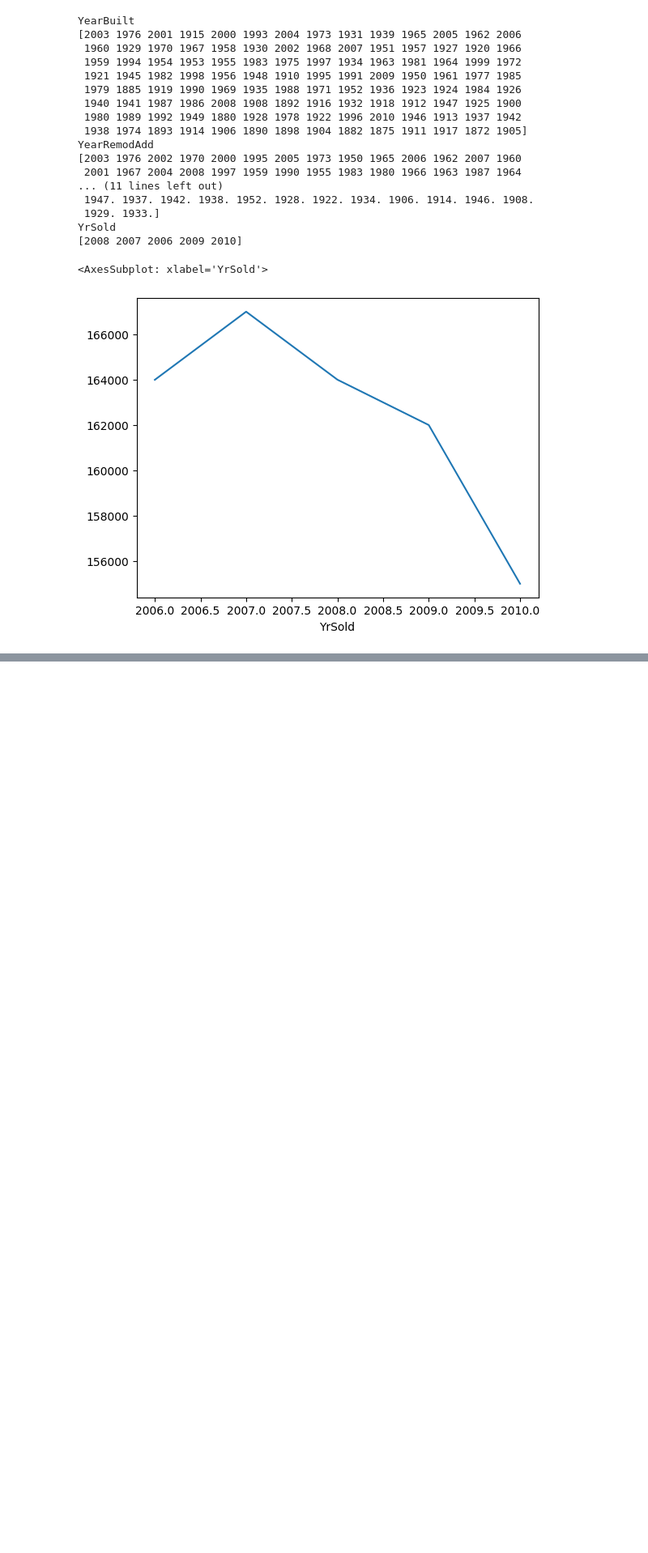
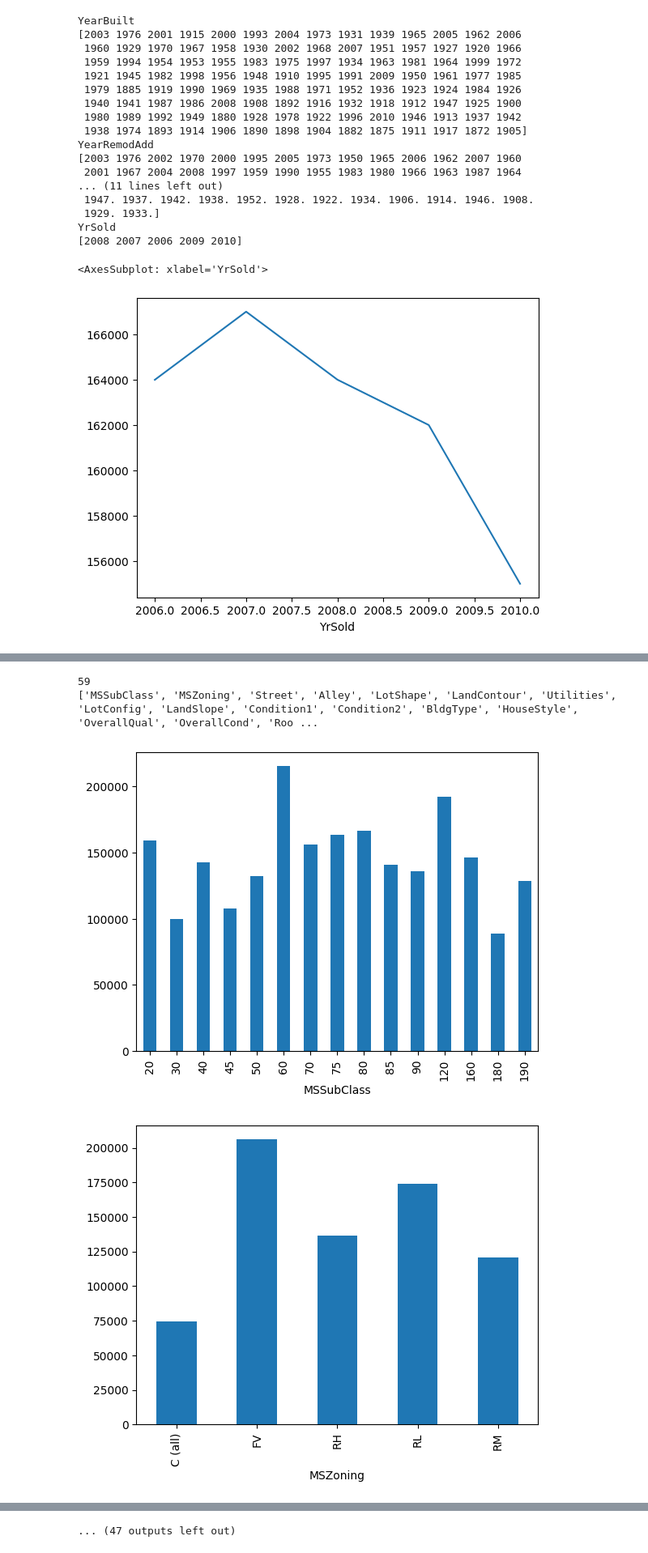
Before and after one commit to rioter1/eda, a Jupyter notebook: eda_housing_prices.ipynb, the cells around one changed output, grey strips where cells are left out. Shown at 81% size. Drawn from its saved outputs; the diff is of its cells as text; code cells hidden in the pictures; blank space fills up the shorter version.

```diff
--- a/eda_housing_prices.ipynb
+++ b/eda_housing_prices.ipynb
@@ -137,0 +145,16 @@ for feature in year_feature:
+# %%
+discrete_features=[feature for feature in numerical_features if len(df[feature].unique())<25 and feature not in year_feature+['Id']]
+
+print(len(discrete_features))
+print(discrete_features)
+# %% [output]
+59
+['MSSubClass', 'MSZoning', 'Street', 'Alley', 'LotShape', 'LandContour', 'Utilities', 'LotConfig', 'LandSlope', 'Condition1', 'Condition2', 'BldgType', 'HouseStyle', 'OverallQual', 'OverallCond', 'Roo ...
+# %%
+for feature in discrete_features:
+    data= df.copy()
+    data.groupby(feature)["SalePrice"].median().plot.bar()
+    plt.show()
+# %% [output]
+[figure, added]
+[figure, added]
@@ -137,0 +171 @@ for feature in year_feature:
+... (47 outputs left out)
```
Also changed, not shown: parts of 4 cells of this notebook, 1 other file.
